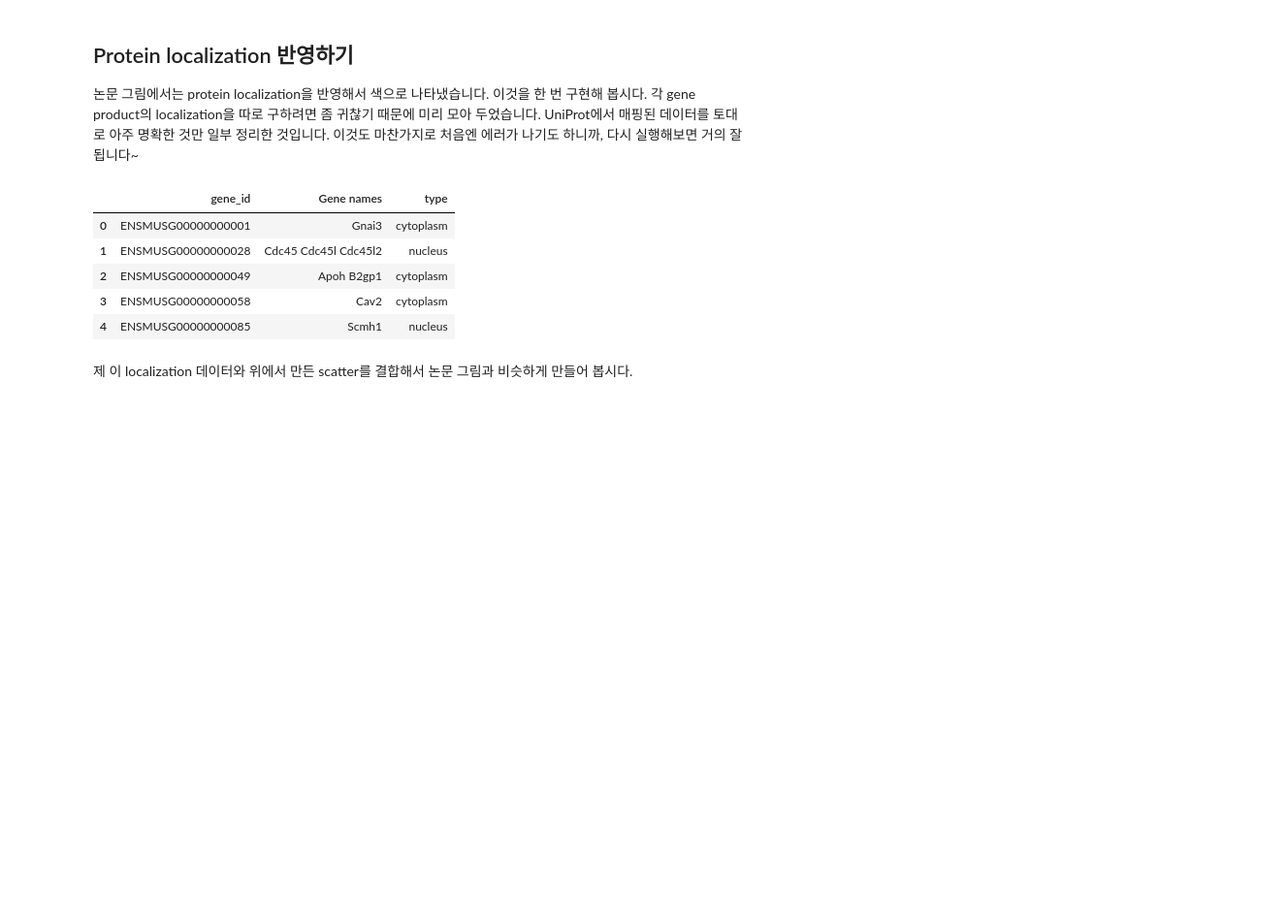
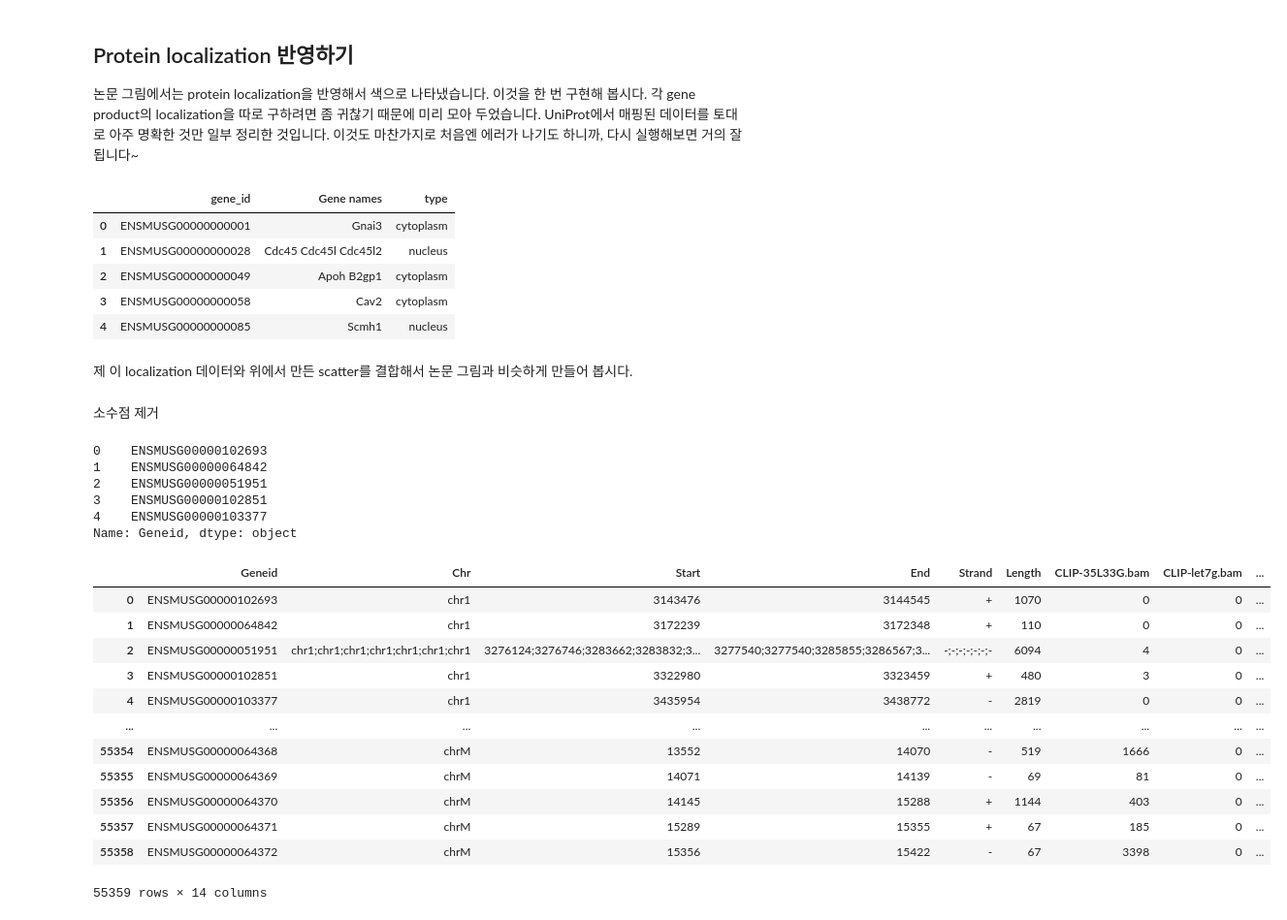
Before and after one commit to ljunwon1114/2022bioinfohw, a Jupyter notebook: week1.ipynb, the cells around one changed output. Shown at 97% size. Saved outputs shown, nothing was run; the diff lists cells and outputs as text; code cells hidden in the pictures; blank space fills up the shorter version.

```diff
--- a/week1.ipynb
+++ b/week1.ipynb
@@ -203,3 +217,36 @@ mouselocal.head()
 | 4 | ENSMUSG00000000085 | Scmh1 | nucleus |
 # %% [markdown]
 제 이 localization 데이터와 위에서 만든 scatter를 결합해서 논문 그림과 비슷하게 만들어 봅시다.
+# %% [markdown]
+소수점 제거
+# %%
+import pandas as pd
+cnts_d = pd.read_csv('read-counts.txt', sep='\t', comment='#', index_col=False)
+# %%
+gene_int = cnts_d['Geneid'].str.split('.').str[0]
+gene_int.head()
+# %% [output]
+0    ENSMUSG00000102693
+1    ENSMUSG00000064842
+2    ENSMUSG00000051951
+3    ENSMUSG00000102851
+4    ENSMUSG00000103377
+Name: Geneid, dtype: object
+# %%
+#소수점 제거 콜롬 대체
+cnts_d['Geneid'] = gene_int
+cnts_d
+# %% [output]
+|  | Geneid | Chr | Start | End | Strand | Length | CLIP-35L33G.bam | CLIP-let7g.bam | ... |
+| 0 | ENSMUSG00000102693 | chr1 | 3143476 | 3144545 | + | 1070 | 0 | 0 | ... |
+| 1 | ENSMUSG00000064842 | chr1 | 3172239 | 3172348 | + | 110 | 0 | 0 | ... |
+| 2 | ENSMUSG00000051951 | chr1;chr1;chr1;chr1;chr1;chr1;chr1 | 3276124;3276746;3283662;3283832;3... | 3277540;3277540;3285855;3286567;3... | -;-;-;-;-;-;- | 6094 | 4 | 0 | ... |
+| 3 | ENSMUSG00000102851 | chr1 | 3322980 | 3323459 | + | 480 | 3 | 0 | ... |
+| 4 | ENSMUSG00000103377 | chr1 | 3435954 | 3438772 | - | 2819 | 0 | 0 | ... |
+| ... | ... | ... | ... | ... | ... | ... | ... | ... | ... |
+| 55354 | ENSMUSG00000064368 | chrM | 13552 | 14070 | - | 519 | 1666 | 0 | ... |
+| 55355 | ENSMUSG00000064369 | chrM | 14071 | 14139 | - | 69 | 81 | 0 | ... |
+| 55356 | ENSMUSG00000064370 | chrM | 14145 | 15288 | + | 1144 | 403 | 0 | ... |
+| 55357 | ENSMUSG00000064371 | chrM | 15289 | 15355 | + | 67 | 185 | 0 | ... |
+| 55358 | ENSMUSG00000064372 | chrM | 15356 | 15422 | - | 67 | 3398 | 0 | ... |
+55359 rows × 14 columns
```
Also changed, not shown: parts of 16 cells of this notebook.
